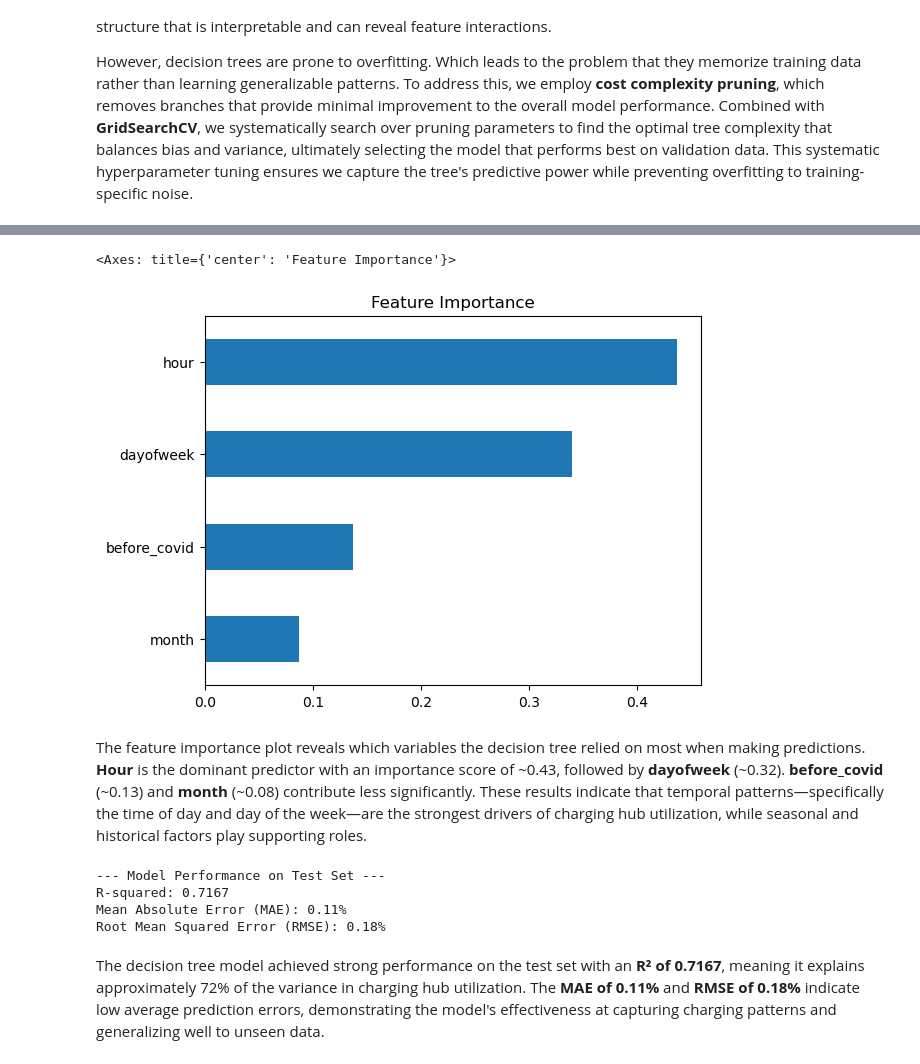
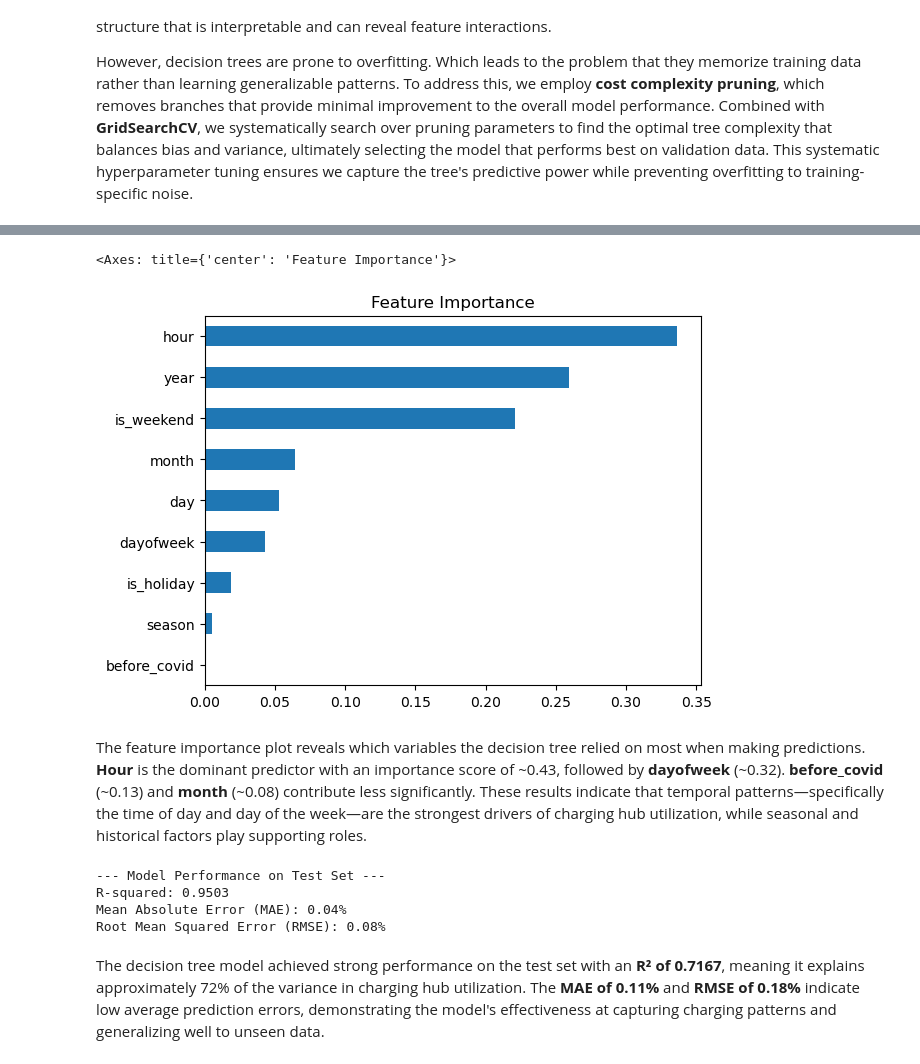
Before and after one commit to lbaudenb/AA_Team_6, a Jupyter notebook: notebooks/04_prediction.ipynb, the cells around one changed output, grey strips where cells are left out. Saved outputs shown, nothing was run; the diff lists cells and outputs as text; code cells hidden in the pictures.

Commit message:
used cyclic featurese for nn & used different ones for tree

```diff
--- a/notebooks/04_prediction.ipynb
+++ b/notebooks/04_prediction.ipynb
@@ -633,0 +752,4 @@ However, decision trees are prone to overfitting. Which leads to the problem tha
+# %%
+flag_cols = ['util_last_hour_flag', 'util_prev_day_flag']
+df_tree = df_tree.drop(columns=flag_cols)
+df_tree.info()
@@ -634,3 +776,9 @@ However, decision trees are prone to overfitting. Which leads to the problem tha
+# %%
+x = df_tree.drop(columns=['hourly_utilization', 'datetime','holiday_name'])
+y = df_tree['hourly_utilization']
+
+x_train_tree, x_test_tree, y_train_tree, y_test_tree = train_test_split(x, y, test_size=0.3, random_state=42)
+x_train_tree, x_hold_tree, y_train_tree, y_hold_tree = train_test_split(x_train_tree, y_train_tree, test_size=(0.2/0.7), random_state=42)
 # %%
 from sklearn.tree import DecisionTreeRegressor, plot_tree
 import matplotlib.pyplot as plt
@@ -639,7 +787,7 @@ import matplotlib.pyplot as plt
 regr = DecisionTreeRegressor(random_state=42)
 
 # 2. Get the pruning path
-path = regr.cost_complexity_pruning_path(x_train, y_train)
+path = regr.cost_complexity_pruning_path(x_train_tree, y_train_tree)
 ccp_alphas, impurities = path.ccp_alphas, path.impurities
 # %%
 # 3. Use these alphas in Grid Search
@@ -651,6 +799,6 @@ param_grid = {
 }
 
 grid_search = GridSearchCV(DecisionTreeRegressor(), param_grid, cv=5)
-grid_search.fit(x_train, y_train)
+grid_search.fit(x_train_tree, y_train_tree)
 # %% [output]
 GridSearchCV(cv=5, estimator=DecisionTreeRegressor(),
@@ -668,10 +807,10 @@ GridSearchCV(cv=5, estimator=DecisionTreeRegressor(),
                          'min_samples_leaf': [5, 10, 20]})
 # %%
-importances = pd.Series(grid_search.best_estimator_.feature_importances_, index=x_train.columns)
+importances = pd.Series(grid_search.best_estimator_.feature_importances_, index=x_train_tree.columns)
 importances.sort_values().plot(kind='barh', title='Feature Importance')
 # %% [output]
 <Axes: title={'center': 'Feature Importance'}>
-[figure, old version]
+[figure, new version]
 # %% [markdown]
 The feature importance plot reveals which variables the decision tree relied on most when making predictions.
 **Hour** is the dominant predictor with an importance score of ~0.43, followed by **dayofweek** (~0.32). **before_covid** (~0.13) and **month** (~0.08) contribute less significantly. These results indicate that temporal patterns—specifically the time of day and day of the week—are the strongest drivers of charging hub utilization, while seasonal and historical factors play supporting roles.
@@ -680,13 +819,13 @@ from sklearn.metrics import mean_squared_error, r2_score, mean_absolute_error
 import numpy as np
 
 # 1. Use the best estimator from your GridSearch to make predictions
-y_pred = grid_search.best_estimator_.predict(x_test)
+y_pred = grid_search.best_estimator_.predict(x_test_tree)
 
 # 2. Calculate standard regression metrics
-mse = mean_squared_error(y_test, y_pred)
+mse = mean_squared_error(y_test_tree, y_pred)
 rmse = np.sqrt(mse)  # Root Mean Squared Error
-mae = mean_absolute_error(y_test, y_pred)
-r2 = r2_score(y_test, y_pred)
+mae = mean_absolute_error(y_test_tree, y_pred)
+r2 = r2_score(y_test_tree, y_pred)
 
 print("--- Model Performance on Test Set ---")
 print(f"R-squared: {r2:.4f}")
@@ -694,9 +833,9 @@ print(f"Mean Absolute Error (MAE): {mae:.2f}%")
 print(f"Root Mean Squared Error (RMSE): {rmse:.2f}%")
 # %% [output]
 --- Model Performance on Test Set ---
-R-squared: 0.7167
-Mean Absolute Error (MAE): 0.11%
-Root Mean Squared Error (RMSE): 0.18%
+R-squared: 0.9503
+Mean Absolute Error (MAE): 0.04%
+Root Mean Squared Error (RMSE): 0.08%
 # %% [markdown]
 The decision tree model achieved strong performance on the test set with an **R² of 0.7167**, meaning it explains approximately 72% of the variance in charging hub utilization. The **MAE of 0.11%** and **RMSE of 0.18%** indicate low average prediction errors, demonstrating the model's effectiveness at capturing charging patterns and generalizing well to unseen data.
 # %%
```
Also changed, not shown: parts of 40 cells of this notebook.
